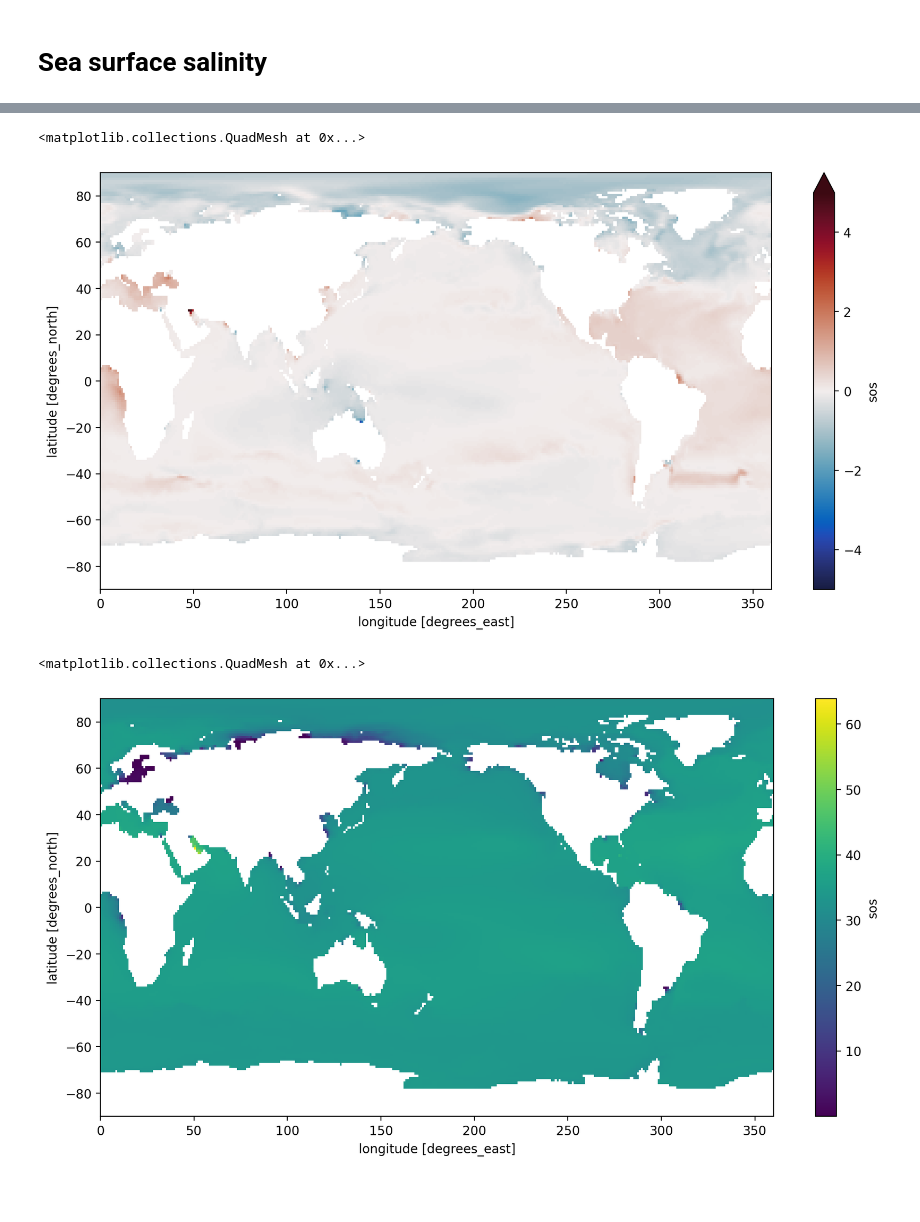
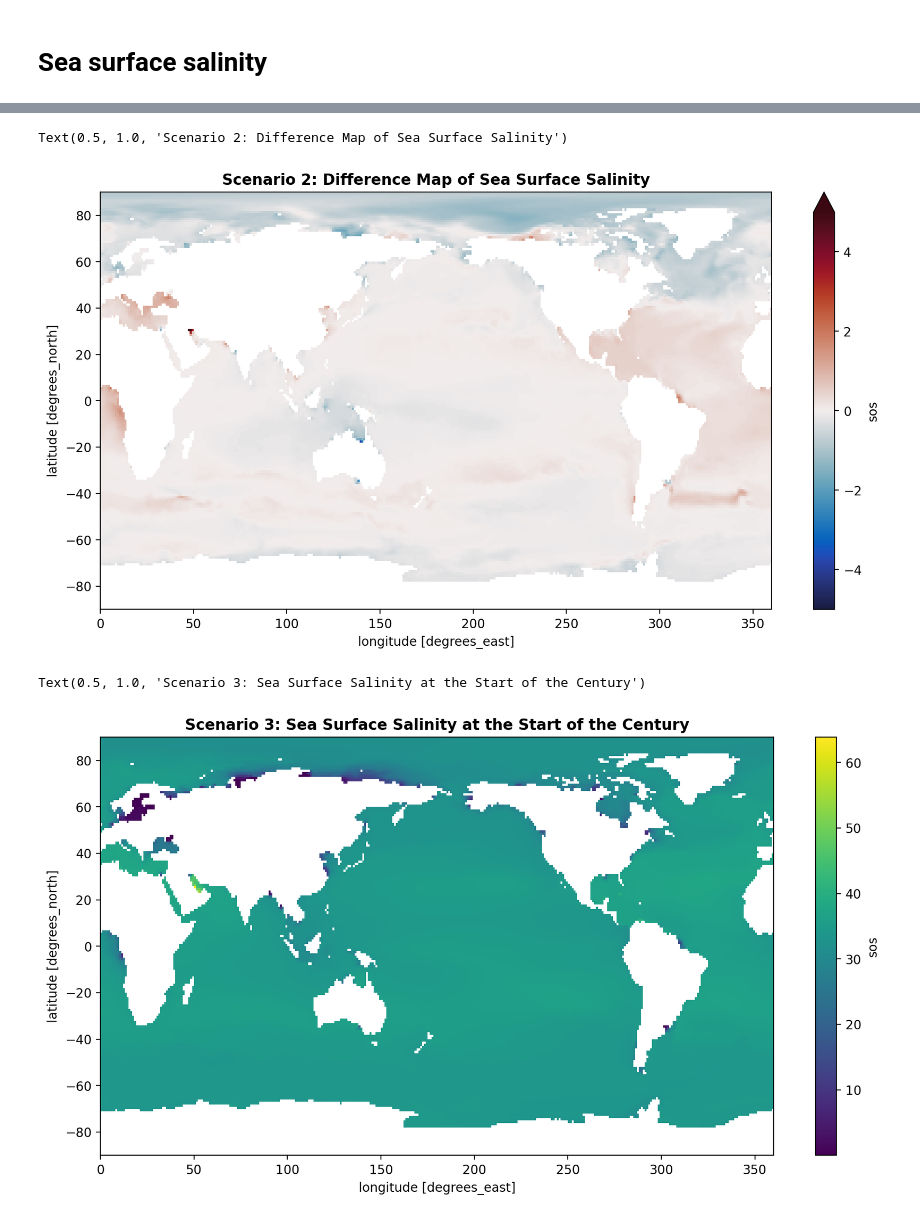
Before and after one commit to EES-3506-5506/Final_Hedayatfar, a Jupyter notebook: Final_Project.ipynb, the cells around one changed output, grey strips where cells are left out. Cells and saved outputs as stored; diff of their text form; code cells hidden in the pictures; blank space fills up the shorter version.

```diff
--- a/Final_Project.ipynb
+++ b/Final_Project.ipynb
@@ -851,15 +812,17 @@ end_gfdl_esm4_sos2.plot()
 difference_sos2 = end_gfdl_esm4_sos2 - start_gfdl_esm4_sos2
 difference_sos2.plot(vmin=-5,
                        vmax=5,cmap=cmocean.cm.balance)
+plt.title('Scenario 2: Difference Map of Sea Surface Salinity', fontweight='bold')
 # %% [output]
-<matplotlib.collections.QuadMesh at 0x...>
+Text(0.5, 1.0, 'Scenario 2: Difference Map of Sea Surface Salinity')
-[figure, old version]
+[figure, new version]
 # %%
 start_gfdl_esm4_sos3 = gfdl_esm4_sos3.sel(time=slice('2015-01-16','2035-12-01')).mean(dim='time').squeeze()
 start_gfdl_esm4_sos3.plot()
+plt.title('Scenario 3: Sea Surface Salinity at the Start of the Century', fontweight='bold')
 # %% [output]
-<matplotlib.collections.QuadMesh at 0x...>
+Text(0.5, 1.0, 'Scenario 3: Sea Surface Salinity at the Start of the Century')
-[figure, old version]
+[figure, new version]
 # %%
 end_gfdl_esm4_sos3 = gfdl_esm4_sos3.sel(time=slice('2080-01-16','2100-12-01')).mean(dim='time').squeeze()
 end_gfdl_esm4_sos3.plot()
```
Also changed, not shown: parts of 25 cells of this notebook.
